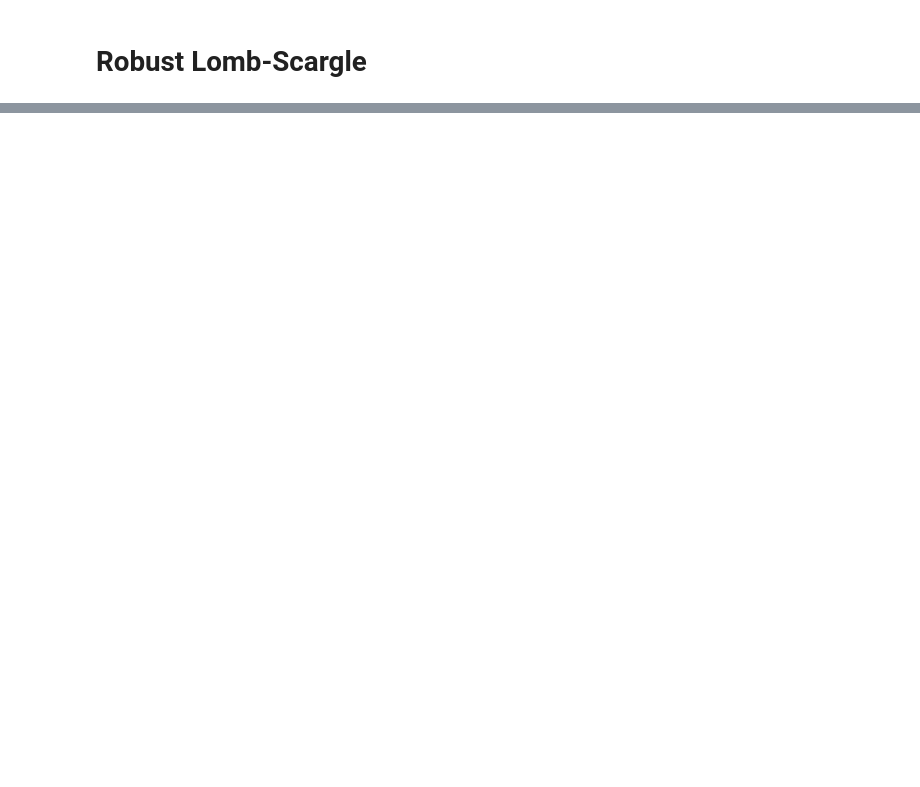
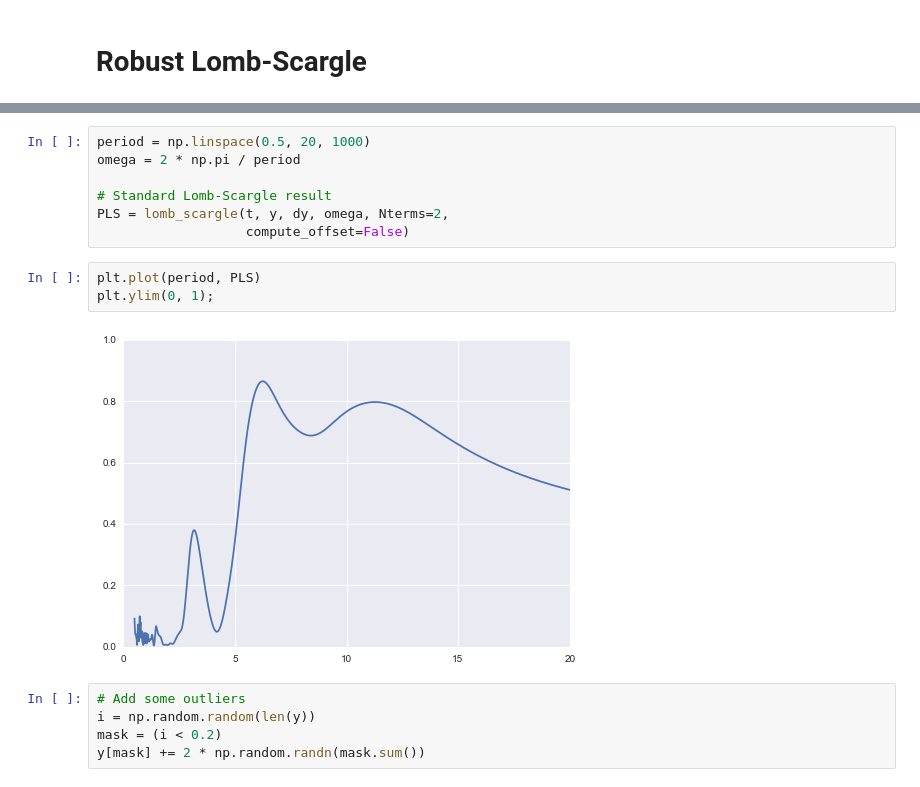
Before and after one commit to jakevdp/BombScargle, a Jupyter notebook: HuberLombScargle.ipynb, the cells around one changed output, grey strips where cells are left out. Cells and saved outputs as stored; diff of their text form; blank space fills up the shorter version.

```diff
--- a/HuberLombScargle.ipynb
+++ b/HuberLombScargle.ipynb
@@ -24,0 +27,17 @@ plt.errorbar(t, y, dy, fmt='.k', ecolor='gray');
+# %%
+period = np.linspace(0.5, 20, 1000)
+omega = 2 * np.pi / period
+
+# Standard Lomb-Scargle result
+PLS = lomb_scargle(t, y, dy, omega, Nterms=2,
+                   compute_offset=False)
+# %%
+plt.plot(period, PLS)
+plt.ylim(0, 1);
+# %% [output]
+[figure, added]
+# %%
+# Add some outliers
+i = np.random.random(len(y))
+mask = (i < 0.2)
+y[mask] += 2 * np.random.randn(mask.sum())
```
Also changed, not shown: parts of 18 cells of this notebook, 1 other file.
